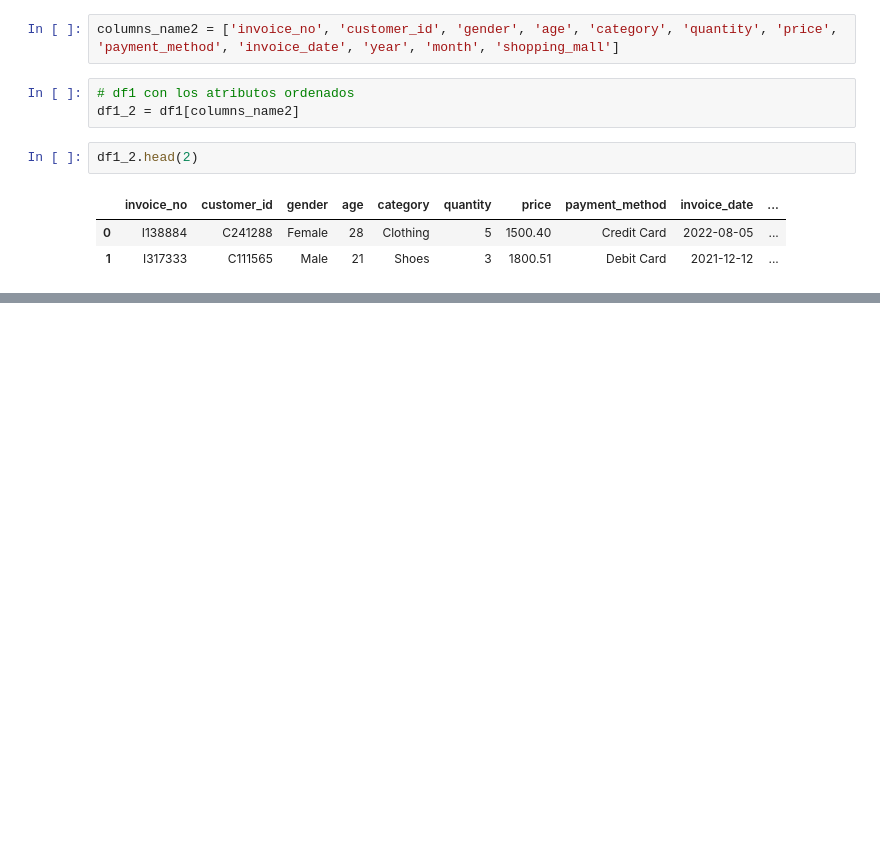
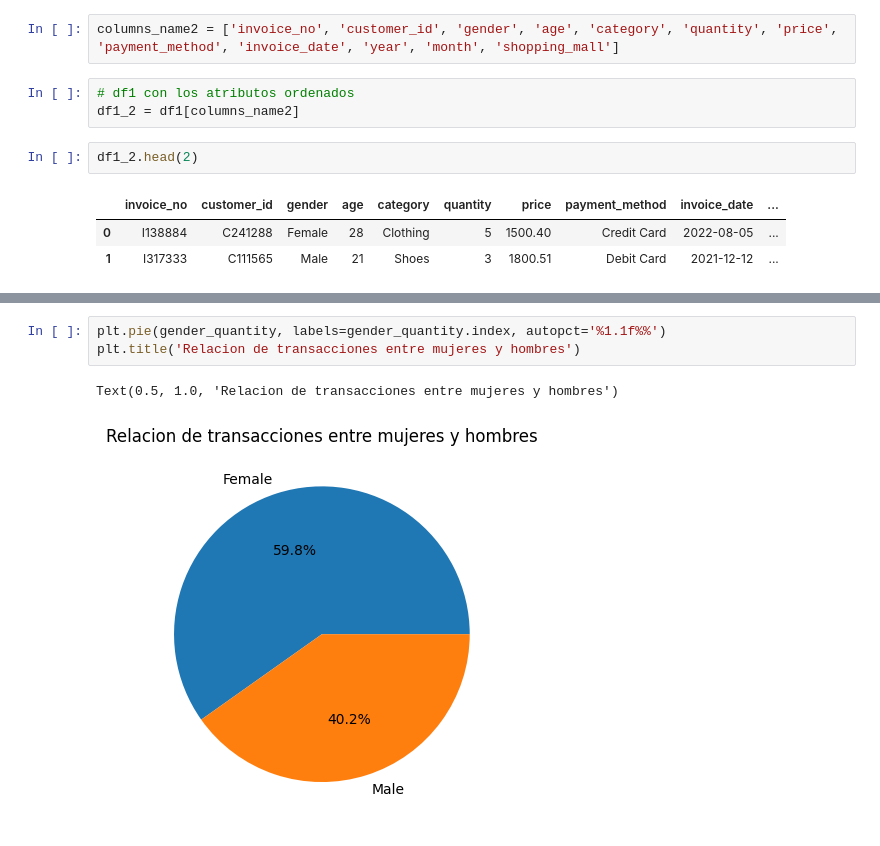
Before and after one commit to Casald/AnalisisRetail_UV, a Jupyter notebook: Analisis_Retail.ipynb, the cells around one changed output, grey strips where cells are left out. Cells and saved outputs as stored; diff of their text form; blank space fills up the shorter version.

```diff
--- a/Analisis_Retail.ipynb
+++ b/Analisis_Retail.ipynb
@@ -124,0 +153,6 @@ df1_2.head(2)
+# %%
+plt.pie(gender_quantity, labels=gender_quantity.index, autopct='%1.1f%%')
+plt.title('Relacion de transacciones entre mujeres y hombres')
+# %% [output]
+Text(0.5, 1.0, 'Relacion de transacciones entre mujeres y hombres')
+[figure, added]
```
Also changed, not shown: parts of 5 cells of this notebook.
